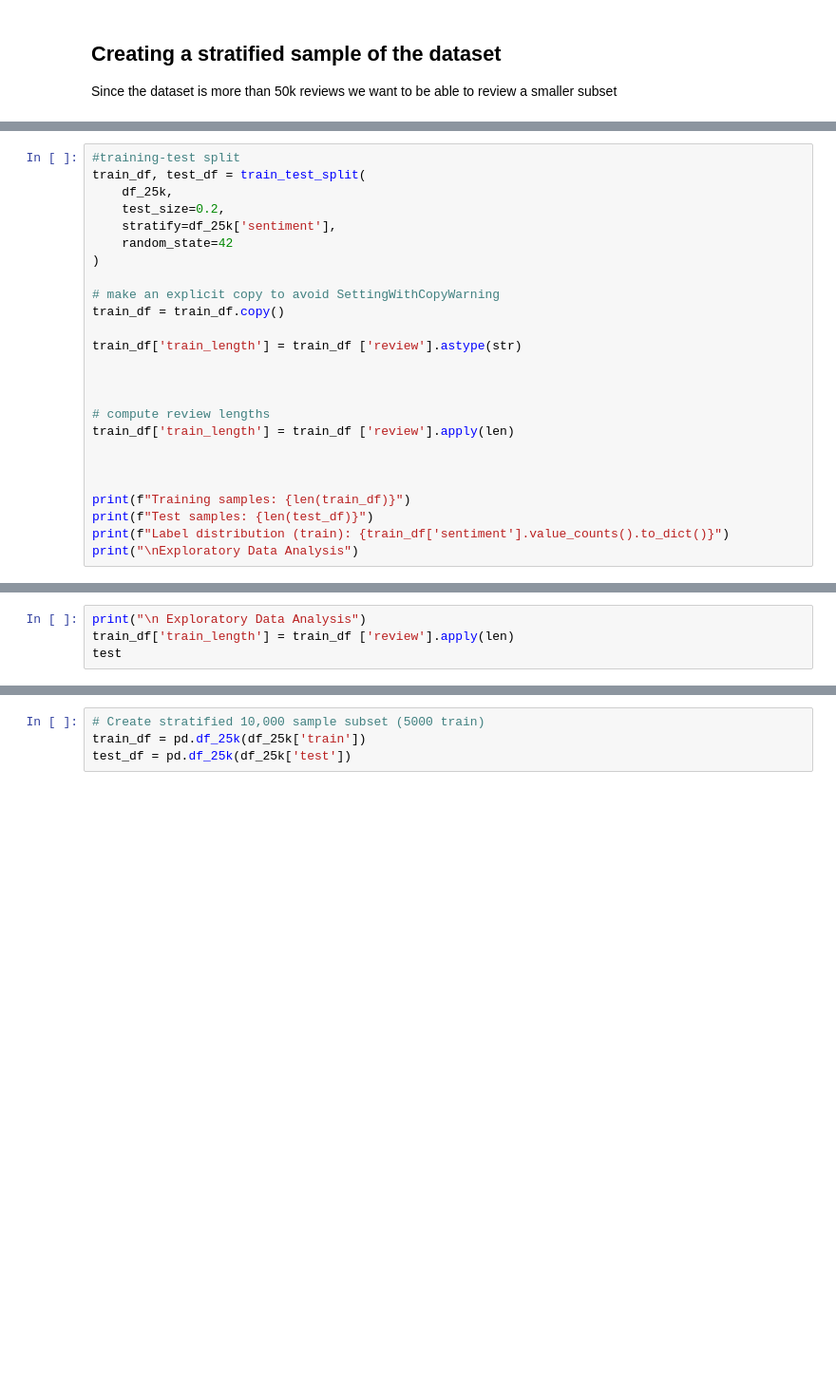
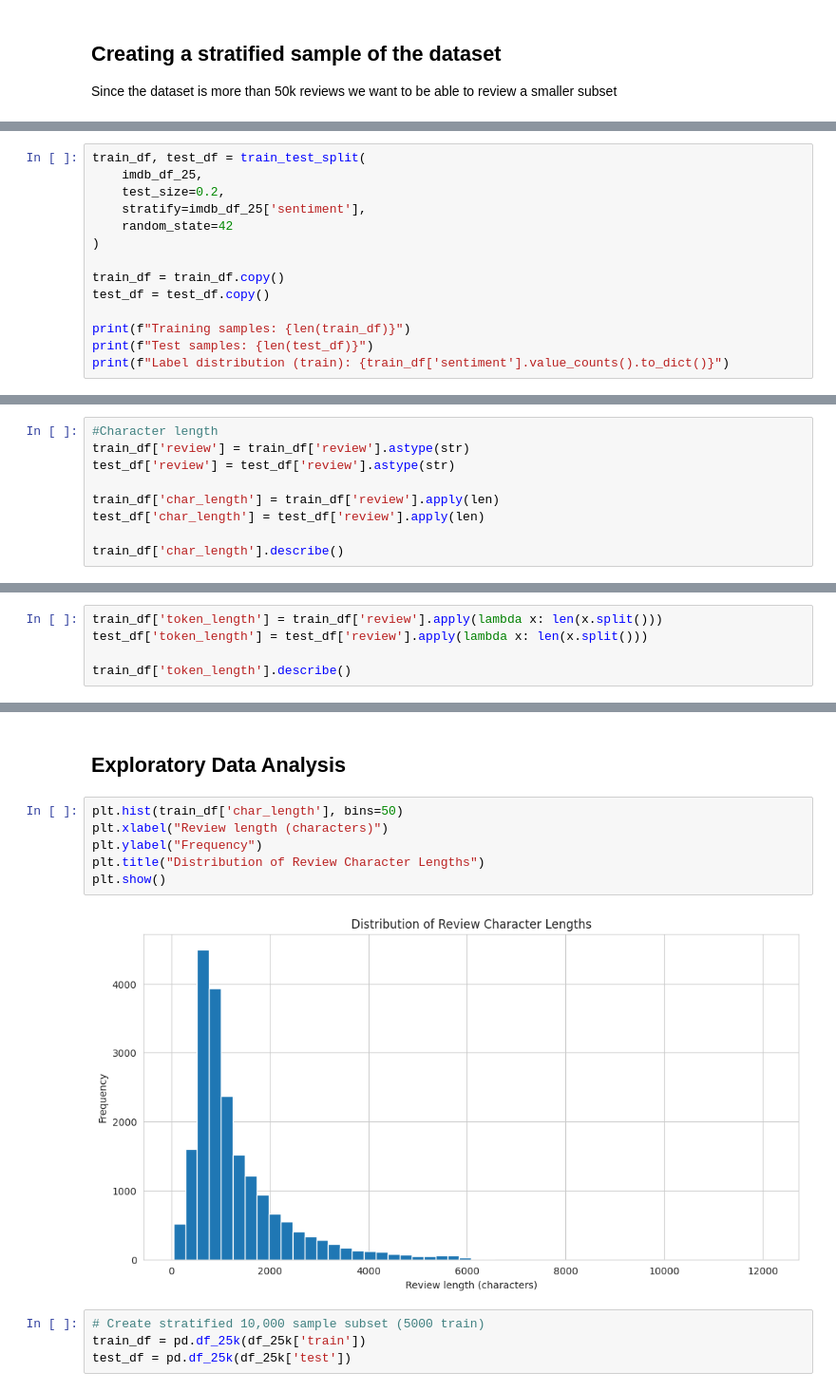
Before and after one commit to Sattiki/nlp-final-research-note, a Jupyter notebook: imdb-text-analysis.ipynb, the cells around one changed output, grey strips where cells are left out. Shown: that part at 95% size. Drawn from its saved outputs; the diff is of its cells as text; blank space fills up the shorter version.

Commit message:
Kaggle Notebook | IMDB-text-analysis | Version 6

```diff
--- a/imdb-text-analysis.ipynb
+++ b/imdb-text-analysis.ipynb
@@ -61,28 +70,17 @@ df_25k = (
 # %%
-#training-test split
 train_df, test_df = train_test_split(
-    df_25k,
+    imdb_df_25,
     test_size=0.2,
-    stratify=df_25k['sentiment'],
+    stratify=imdb_df_25['sentiment'],
     random_state=42
 )
 
-# make an explicit copy to avoid SettingWithCopyWarning
 train_df = train_df.copy()
-
-train_df['train_length'] = train_df ['review'].astype(str)
-
-
-
-# compute review lengths
-train_df['train_length'] = train_df ['review'].apply(len)
-
-
+test_df = test_df.copy()
 
 print(f"Training samples: {len(train_df)}")
 print(f"Test samples: {len(test_df)}")
 print(f"Label distribution (train): {train_df['sentiment'].value_counts().to_dict()}")
-print("\nExploratory Data Analysis")
 # %% [output]
 Training samples: 20000
 Test samples: 5000
@@ -96,4 +87,0 @@ dtype('O')
-# %%
-print("\n Exploratory Data Analysis")
-train_df['train_length'] = train_df ['review'].apply(len)
-test
@@ -101,0 +88,9 @@ test
+# %%
+#Character length
+train_df['review'] = train_df['review'].astype(str)
+test_df['review'] = test_df['review'].astype(str)
+
+train_df['char_length'] = train_df['review'].apply(len)
+test_df['char_length'] = test_df['review'].apply(len)
+
+train_df['char_length'].describe()
@@ -101,0 +107,5 @@ test
+# %%
+train_df['token_length'] = train_df['review'].apply(lambda x: len(x.split()))
+test_df['token_length'] = test_df['review'].apply(lambda x: len(x.split()))
+
+train_df['token_length'].describe()
@@ -102,3 +130,13 @@ test
+# %% [markdown]
+## Exploratory Data Analysis
+# %%
+plt.hist(train_df['char_length'], bins=50)
+plt.xlabel("Review length (characters)")
+plt.ylabel("Frequency")
+plt.title("Distribution of Review Character Lengths")
+plt.show()
+# %% [output]
+[figure, added]
 # %%
 # Create stratified 10,000 sample subset (5000 train)
 train_df = pd.df_25k(df_25k['train'])
```
Also changed, not shown: parts of 10 cells of this notebook.
